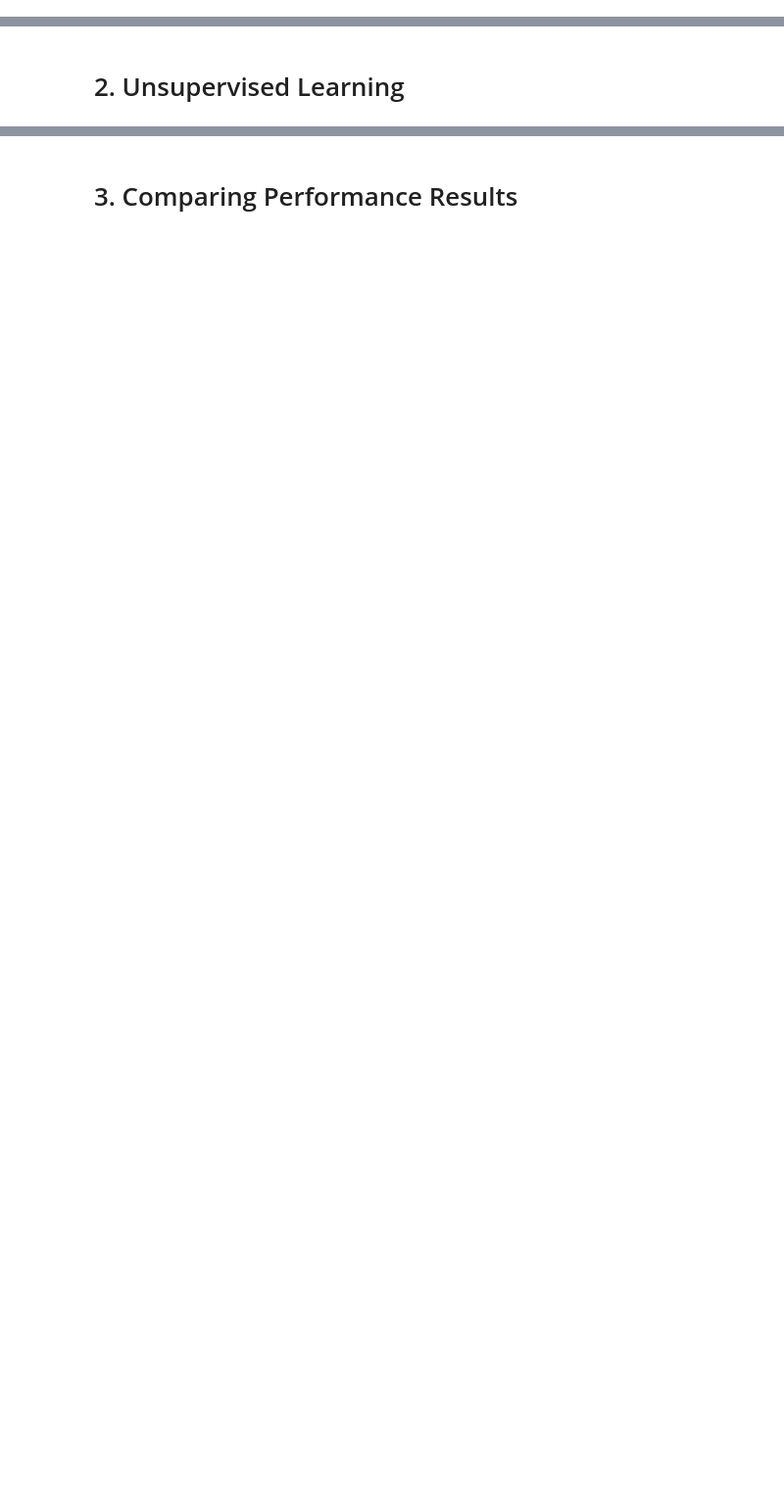
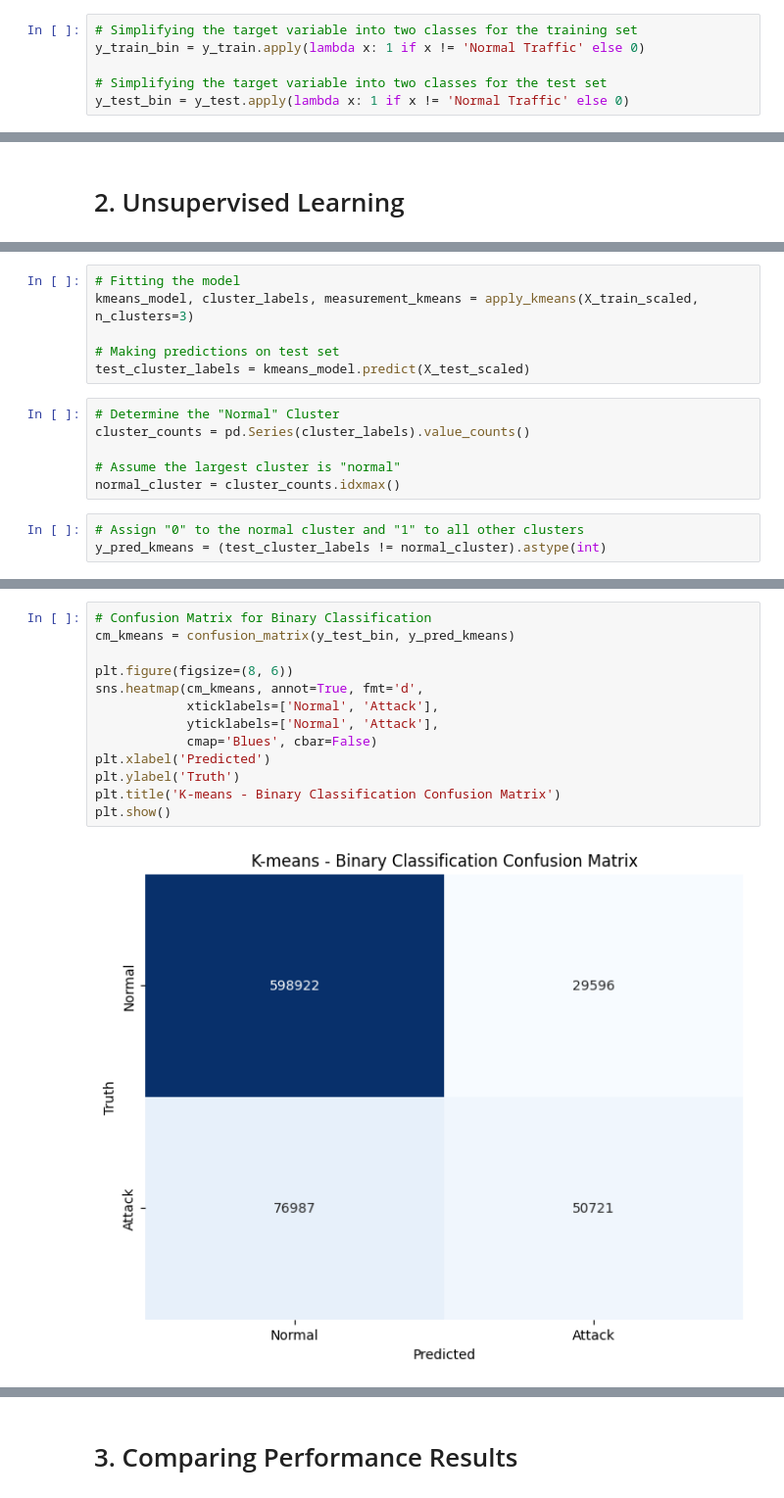
Before and after one commit to anacletu/ml-intrusion-detection-cicids2017, a Jupyter notebook: cicids2017-ml-models-comparison-unsupervised.ipynb, the cells around one changed output, grey strips where cells are left out. Shown: that part at 98% size. Saved outputs shown, nothing was run; the diff lists cells and outputs as text; blank space fills up the shorter version.

```diff
--- a/cicids2017-ml-models-comparison-unsupervised.ipynb
+++ b/cicids2017-ml-models-comparison-unsupervised.ipynb
@@ -30,0 +267,6 @@ This notebook presents the training process, hyperparameter tuning, and comparat
+# %%
+# Simplifying the target variable into two classes for the training set
+y_train_bin = y_train.apply(lambda x: 1 if x != 'Normal Traffic' else 0)
+
+# Simplifying the target variable into two classes for the test set
+y_test_bin = y_test.apply(lambda x: 1 if x != 'Normal Traffic' else 0)
@@ -32,0 +555,15 @@ This notebook presents the training process, hyperparameter tuning, and comparat
+# %%
+# Fitting the model
+kmeans_model, cluster_labels, measurement_kmeans = apply_kmeans(X_train_scaled, n_clusters=3)
+
+# Making predictions on test set
+test_cluster_labels = kmeans_model.predict(X_test_scaled)
+# %%
+# Determine the "Normal" Cluster
+cluster_counts = pd.Series(cluster_labels).value_counts()
+
+# Assume the largest cluster is "normal"
+normal_cluster = cluster_counts.idxmax()
+# %%
+# Assign "0" to the normal cluster and "1" to all other clusters
+y_pred_kmeans = (test_cluster_labels != normal_cluster).astype(int)
@@ -32,0 +575,15 @@ This notebook presents the training process, hyperparameter tuning, and comparat
+# %%
+# Confusion Matrix for Binary Classification
+cm_kmeans = confusion_matrix(y_test_bin, y_pred_kmeans)
+
+plt.figure(figsize=(8, 6))
+sns.heatmap(cm_kmeans, annot=True, fmt='d',
+            xticklabels=['Normal', 'Attack'],
+            yticklabels=['Normal', 'Attack'],
+            cmap='Blues', cbar=False)
+plt.xlabel('Predicted')
+plt.ylabel('Truth')
+plt.title('K-means - Binary Classification Confusion Matrix')
+plt.show()
+# %% [output]
+[figure, added]
```
Also changed, not shown: parts of 66 cells of this notebook.
